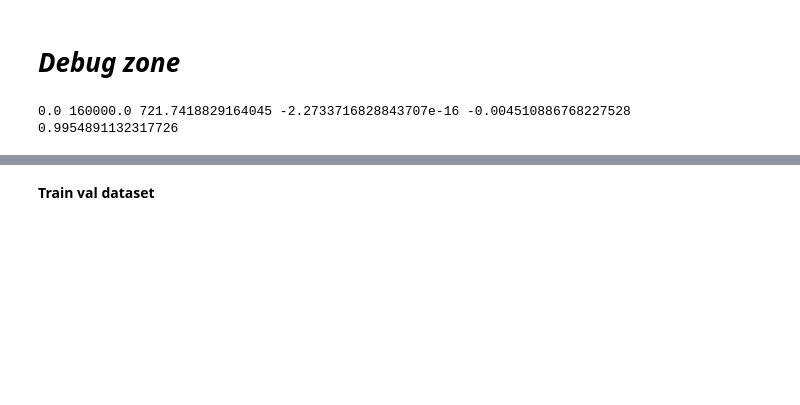
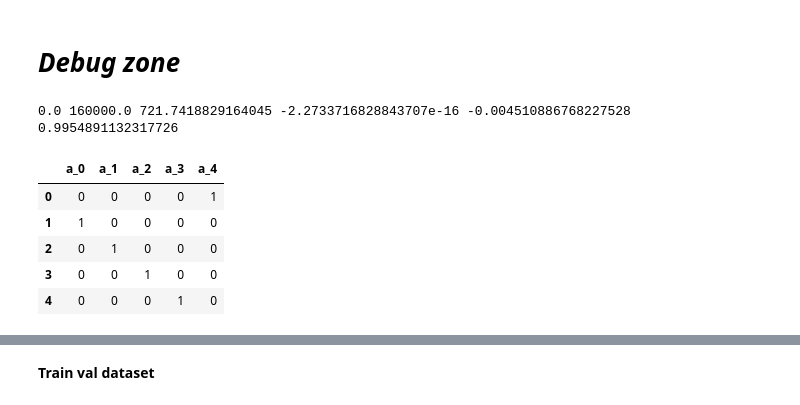
Before and after one commit to aquangnguyen1992/Advanced_Data_Science_Capstone, a Jupyter notebook: Capstone_Project.ipynb, the cells around one changed output, grey strips where cells are left out. Drawn from its saved outputs; the diff is of its cells as text; code cells hidden in the pictures; blank space fills up the shorter version.

```diff
--- a/Capstone_Project.ipynb
+++ b/Capstone_Project.ipynb
@@ -172,17 +170,21 @@ dataset_transaction.head(5)
 5 rows × 755 columns
 # %%
 from sklearn.preprocessing import OneHotEncoder
+
+encoded_column = 0
 for column in obj_columns:
   ohc = OneHotEncoder()
   dataset_transaction.loc[np.where(dataset_transaction[column].isnull())[0], column] = 'Null'
   encoded = ohc.fit_transform(dataset_transaction[column].values.reshape(-1,1)).toarray()
   pd_encoded = pd.DataFrame(encoded.astype('int8'), columns=[column+"_"+str(i) for i in range(len(np.unique(dataset_transaction[column].astype('str'))))])
   dataset_transaction = pd.concat([dataset_transaction, pd_encoded], axis=1)
+  cache[column] = dataset_transaction[column].values.reshape(-1,1)
+  encoded_column += len(pd_encoded.columns)
 
+print("Encoded columns: " + str(encoded_column))
 for column in obj_columns:
   try:
     dataset_transaction.pop(column)
   except KeyError:
     pass
-dataset_transaction.head(5)
 # %% [output]
@@ -604,3 +618,19 @@ print(min_value, max_value, mean_value, np.mean(normalized_data), np.min(normali
 dataset_transaction['V331'] = normalized_data
 # %% [output]
 0.0 160000.0 721.7418829164045 -2.2733716828843707e-16 -0.004510886768227528 0.9954891132317726
+# %%
+from sklearn.preprocessing import OneHotEncoder
+ohc = OneHotEncoder()
+a = {'a': ['Null', 'A', 'B', 'C', 'D']}
+df = pd.DataFrame(a)
+df
+encoded = ohc.fit_transform(df['a'].values.reshape(-1,1)).toarray()
+pd_encoded = pd.DataFrame(encoded.astype('int8'), columns=["a"+"_"+str(i) for i in range(len(np.unique(df['a'].astype('str'))))])
+pd_encoded
+# %% [output]
+|  | a_0 | a_1 | a_2 | a_3 | a_4 |
+| 0 | 0 | 0 | 0 | 0 | 1 |
+| 1 | 1 | 0 | 0 | 0 | 0 |
+| 2 | 0 | 1 | 0 | 0 | 0 |
+| 3 | 0 | 0 | 1 | 0 | 0 |
+| 4 | 0 | 0 | 0 | 1 | 0 |
```
Also changed, not shown: parts of 22 cells of this notebook.
